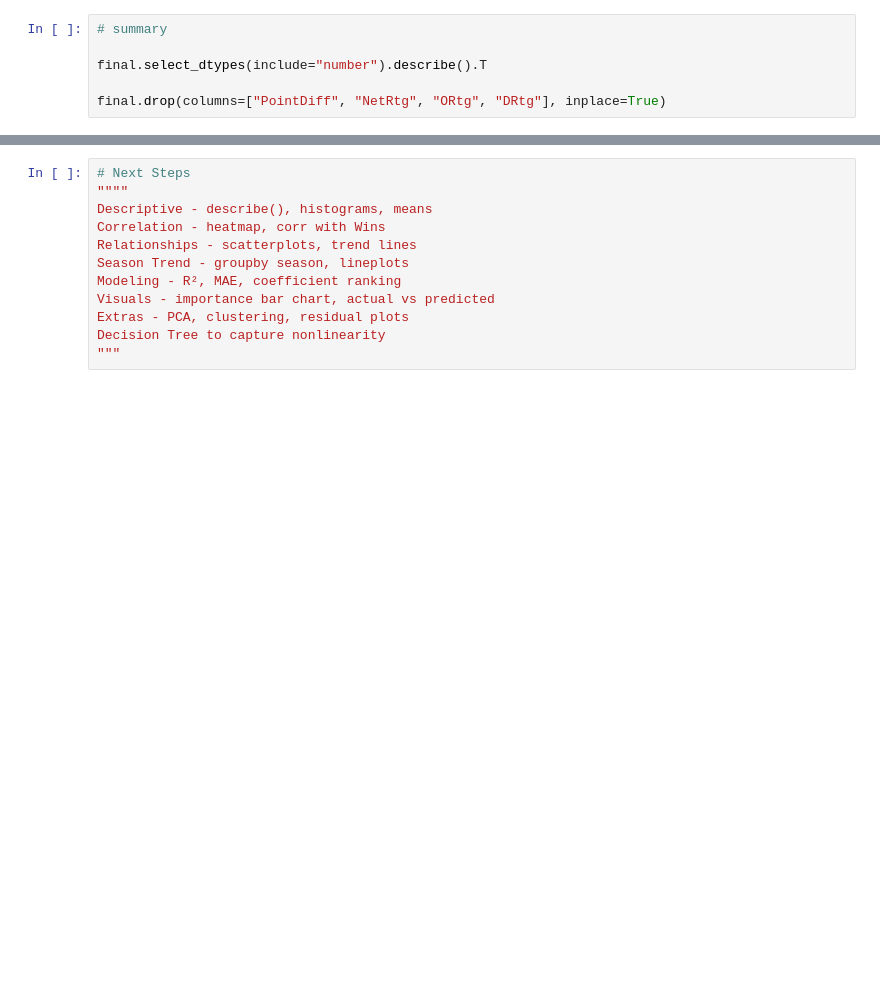
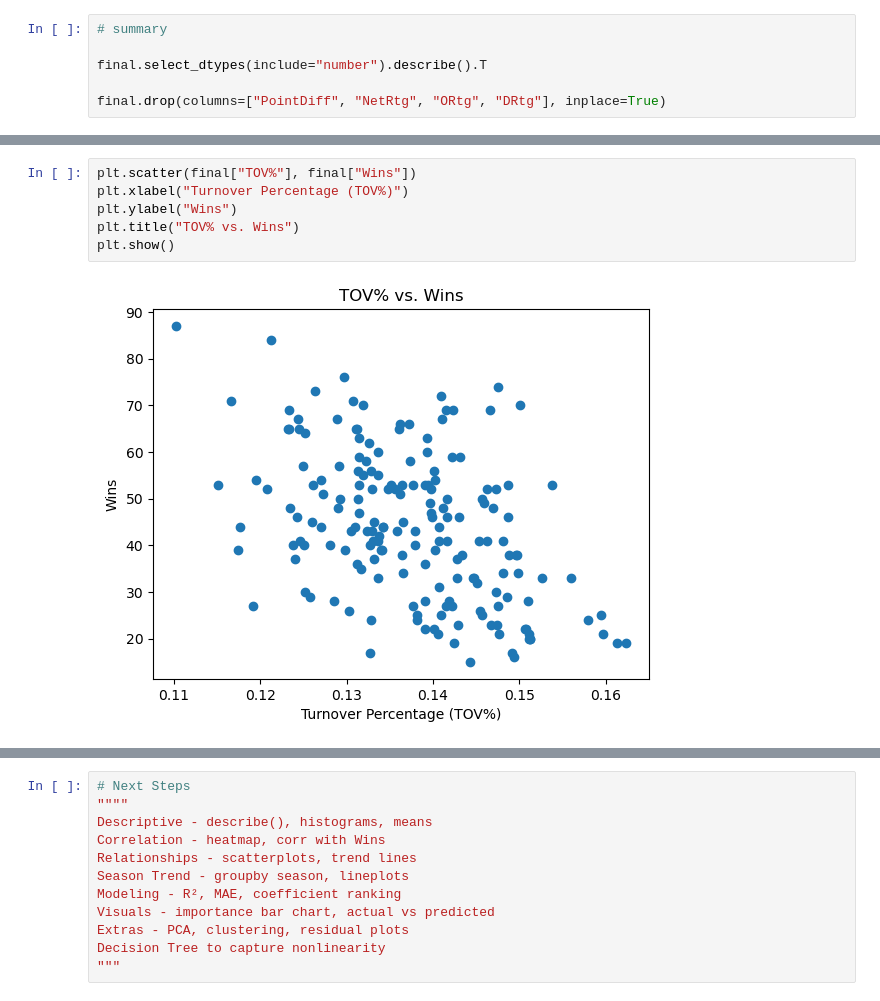
Before and after one commit to rheanibert04/Group1-STA4724, a Jupyter notebook: data_analysis.ipynb, the cells around one changed output, grey strips where cells are left out. Saved outputs shown, nothing was run; the diff lists cells and outputs as text; blank space fills up the shorter version.

```diff
--- a/data_analysis.ipynb
+++ b/data_analysis.ipynb
@@ -499,3 +574,11 @@ plt.show()
+# %%
+plt.scatter(final["TOV%"], final["Wins"])
+plt.xlabel("Turnover Percentage (TOV%)")
+plt.ylabel("Wins")
+plt.title("TOV% vs. Wins")
+plt.show()
+# %% [output]
+[figure, added]
 # %%
 # using a baseline multiple linear regression model to see how much does each stat contribute to a win
 # Cell 1 — baseline linear regression
```
Also changed, not shown: parts of 13 cells of this notebook.
